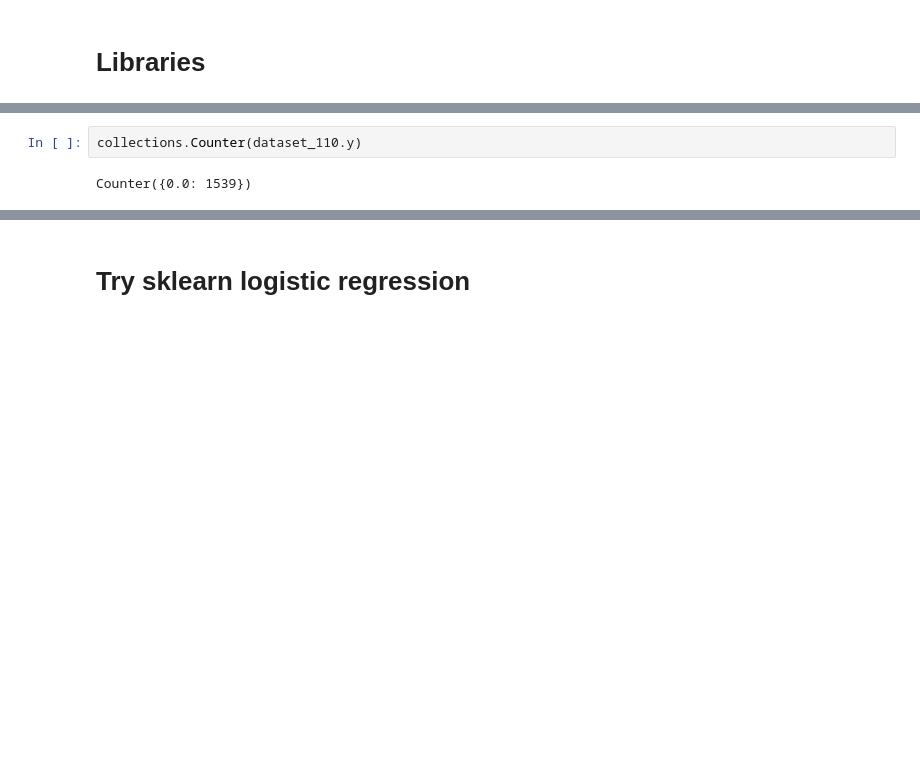
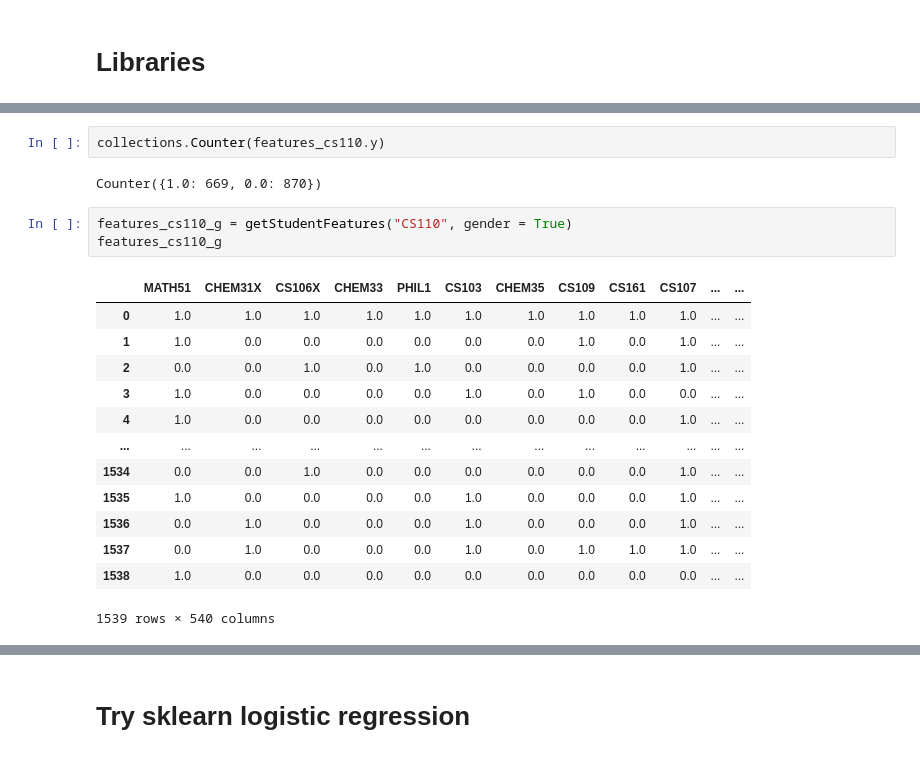
Before and after one commit to gmdavis1/carta-prereqs, a Jupyter notebook: models/wcc_logreg_initial.ipynb, the cells around one changed output, grey strips where cells are left out. Drawn from its saved outputs; the diff is of its cells as text; blank space fills up the shorter version.

```diff
--- a/models/wcc_logreg_initial.ipynb
+++ b/models/wcc_logreg_initial.ipynb
@@ -216,4 +183,21 @@ dataset_110
 # %%
-collections.Counter(dataset_110.y)
+collections.Counter(features_cs110.y)
 # %% [output]
-Counter({0.0: 1539})
+Counter({1.0: 669, 0.0: 870})
+# %%
+features_cs110_g = getStudentFeatures("CS110", gender = True)
+features_cs110_g
+# %% [output]
+|  | MATH51 | CHEM31X | CS106X | CHEM33 | PHIL1 | CS103 | CHEM35 | CS109 | CS161 | CS107 | ... | ... |
+| 0 | 1.0 | 1.0 | 1.0 | 1.0 | 1.0 | 1.0 | 1.0 | 1.0 | 1.0 | 1.0 | ... | ... |
+| 1 | 1.0 | 0.0 | 0.0 | 0.0 | 0.0 | 0.0 | 0.0 | 1.0 | 0.0 | 1.0 | ... | ... |
+| 2 | 0.0 | 0.0 | 1.0 | 0.0 | 1.0 | 0.0 | 0.0 | 0.0 | 0.0 | 1.0 | ... | ... |
+| 3 | 1.0 | 0.0 | 0.0 | 0.0 | 0.0 | 1.0 | 0.0 | 1.0 | 0.0 | 0.0 | ... | ... |
+| 4 | 1.0 | 0.0 | 0.0 | 0.0 | 0.0 | 0.0 | 0.0 | 0.0 | 0.0 | 1.0 | ... | ... |
+| ... | ... | ... | ... | ... | ... | ... | ... | ... | ... | ... | ... | ... |
+| 1534 | 0.0 | 0.0 | 1.0 | 0.0 | 0.0 | 0.0 | 0.0 | 0.0 | 0.0 | 1.0 | ... | ... |
+| 1535 | 1.0 | 0.0 | 0.0 | 0.0 | 0.0 | 1.0 | 0.0 | 0.0 | 0.0 | 1.0 | ... | ... |
+| 1536 | 0.0 | 1.0 | 0.0 | 0.0 | 0.0 | 1.0 | 0.0 | 0.0 | 0.0 | 1.0 | ... | ... |
+| 1537 | 0.0 | 1.0 | 0.0 | 0.0 | 0.0 | 1.0 | 0.0 | 1.0 | 1.0 | 1.0 | ... | ... |
+| 1538 | 1.0 | 0.0 | 0.0 | 0.0 | 0.0 | 0.0 | 0.0 | 0.0 | 0.0 | 0.0 | ... | ... |
+1539 rows × 540 columns
```
Also changed, not shown: parts of 13 cells of this notebook, 2 other files.
